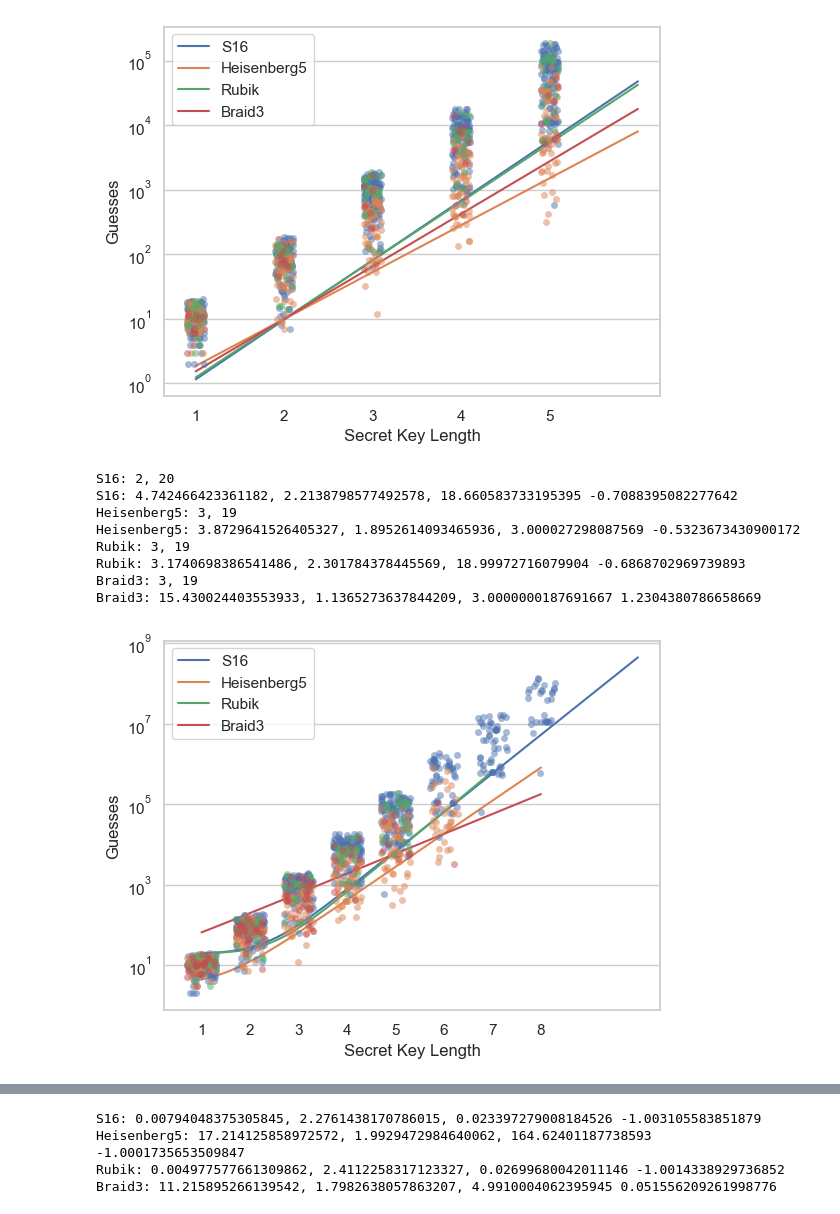
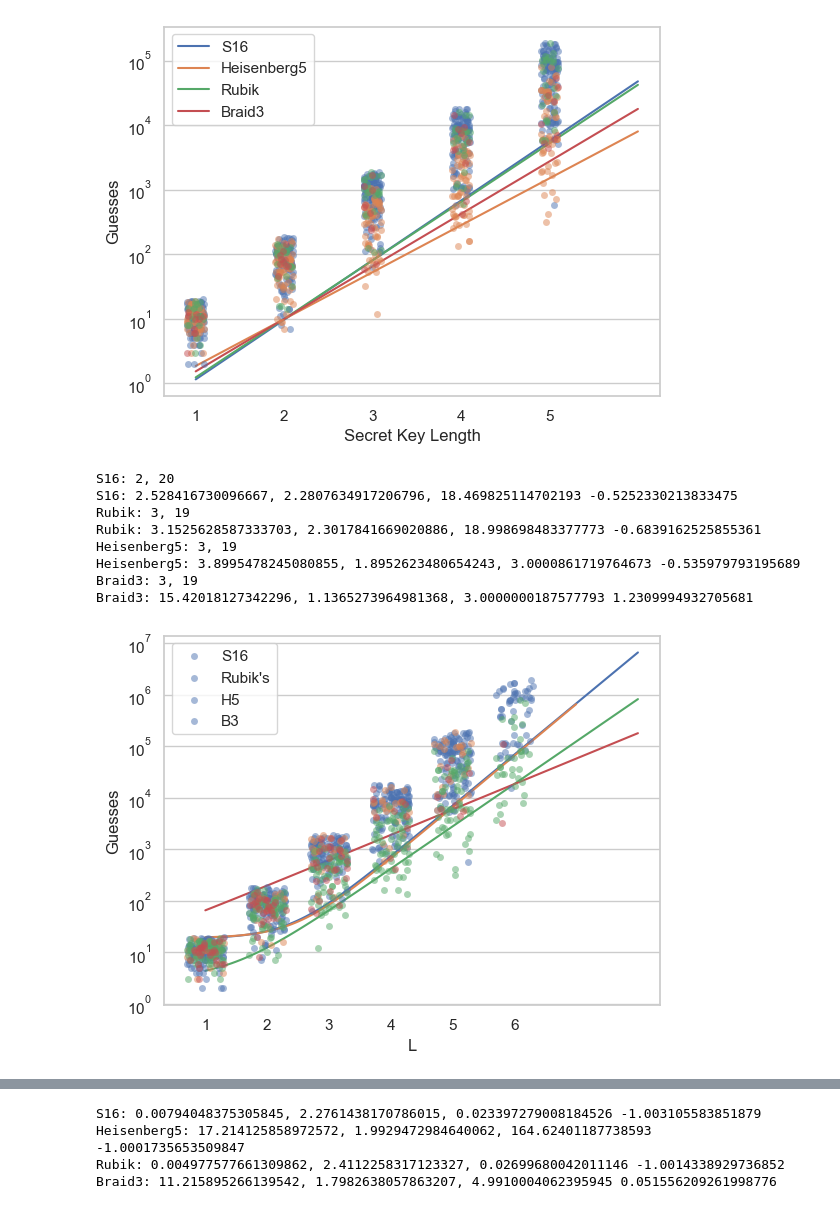
Before and after one commit to reednel/aag, a Jupyter notebook: simulations/ManyGroups.ipynb, the cells around one changed output, grey strips where cells are left out. Drawn from its saved outputs; the diff is of its cells as text; code cells hidden in the pictures.

```diff
--- a/simulations/ManyGroups.ipynb
+++ b/simulations/ManyGroups.ipynb
@@ -95,43 +95,45 @@ Braid3: 1.8726817336881345, 0.4299927511499796
 sns.set_theme(style="whitegrid")
 #gfg = sns.lmplot(data=df[df.sk<=5], x='sk', y='guesses', hue='group', palette='Set2', fit_reg=False, legend=False)
 
 # for each group, perform regression
-for group in ['S16', 'Heisenberg5', 'Rubik', 'Braid3']:
-    df_group = df[(df.pk==5)&(df.sk <=8)&(df.group == group)]
+for group in ['S16', 'Rubik', 'Heisenberg5', 'Braid3']:
+    df_group = df[(df.pk==5)&(df.sk <= 6)&(df.group == group)]
     sns.stripplot(data=df_group, x='sk', y='guesses', alpha=0.5, jitter=0.3)
     #plt.scatter(df_group['sk'], df_group['guesses'], label=group, alpha=0.5)
     max_guesses_sk_1 = max(df_group[df_group.sk==1]['guesses'])
     min_guesses_sk_1 = min(df_group[df_group.sk==1]['guesses'])
     print(f'{group}: {min_guesses_sk_1}, {max_guesses_sk_1}')
 
     def func(x, a, b, c, d):
         return (a * np.exp(b * (x+d))) + c
     popt, pcov = curve_fit(func, df_group['sk'], df_group['guesses'], p0=(0, 1, (min_guesses_sk_1+max_guesses_sk_1)/2, -1), bounds=([-np.inf, -np.inf, min_guesses_sk_1, -np.inf], [np.inf, np.inf, max_guesses_sk_1, 2]))
     a, b, c, d = popt
     #a, b = np.polyfit(df_group['sk'], np.log(df_group['guesses']), 1)
     print(f'{group}: {a}, {b}, {c} {d}')
     x = np.linspace(0, max(df_group['sk'])+1, 100)
     y = func(x, *popt)
 
     # generate dataframe
     #df2 = pd.DataFrame({'x': x, 'y': y})
     sns.lineplot(x=x, y=y, label=group)
     #plt.plot(x, y, label=group)
-leg = plt.legend()
+# leg = plt.legend()
+plt.legend(labels=['S16', 'Rubik\'s', 'H5', 'B3'])
 plt.yscale('log')
-plt.xlabel("Secret Key Length")
+plt.xlabel("L")
 plt.ylabel("Guesses")
+plt.savefig('../Guesses-L.pdf', bbox_inches='tight')
 plt.show()
 # %% [output]
 S16: 2, 20
-S16: 4.742466423361182, 2.2138798577492578, 18.660583733195395 -0.7088395082277642
+S16: 2.528416730096667, 2.2807634917206796, 18.469825114702193 -0.5252330213833475
+Rubik: 3, 19
+Rubik: 3.1525628587333703, 2.3017841669020886, 18.998698483377773 -0.6839162525855361
 Heisenberg5: 3, 19
-Heisenberg5: 3.8729641526405327, 1.8952614093465936, 3.000027298087569 -0.5323673430900172
-Rubik: 3, 19
-Rubik: 3.1740698386541486, 2.301784378445569, 18.99972716079904 -0.6868702969739893
+Heisenberg5: 3.8995478245080855, 1.8952623480654243, 3.0000861719764673 -0.535979793195689
 Braid3: 3, 19
-Braid3: 15.430024403553933, 1.1365273637844209, 3.0000000187691667 1.2304380786658669
+Braid3: 15.42018127342296, 1.1365273964981368, 3.0000000187577793 1.2309994932705681
-[figure, old version]
+[figure, new version]
 # %%
 # compare effects of sk and cardinality on attack time/exchange time
 sns.set_theme(style="whitegrid")
```
Also changed, not shown: parts of 2 cells of this notebook, 1 other file.
